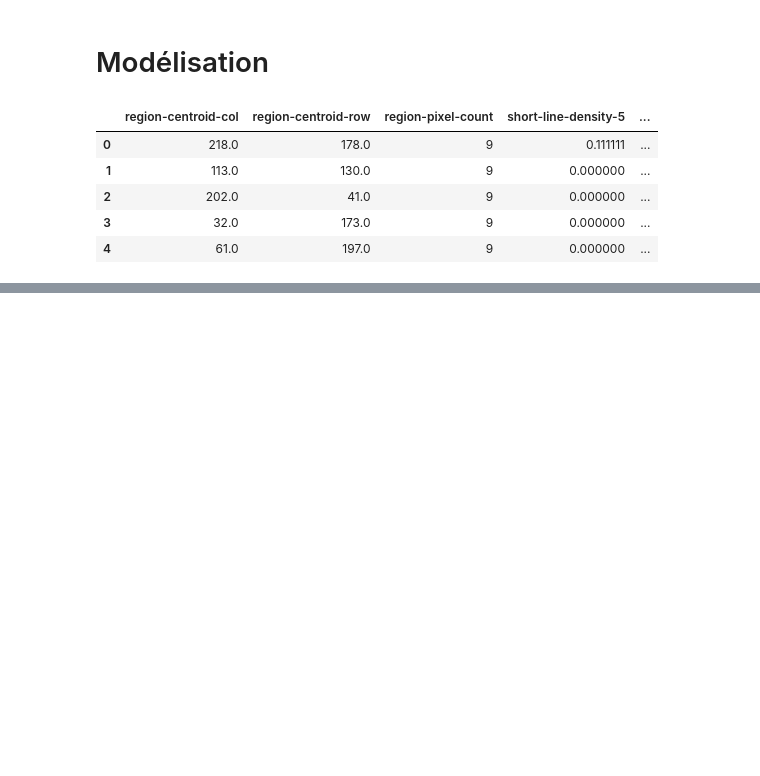
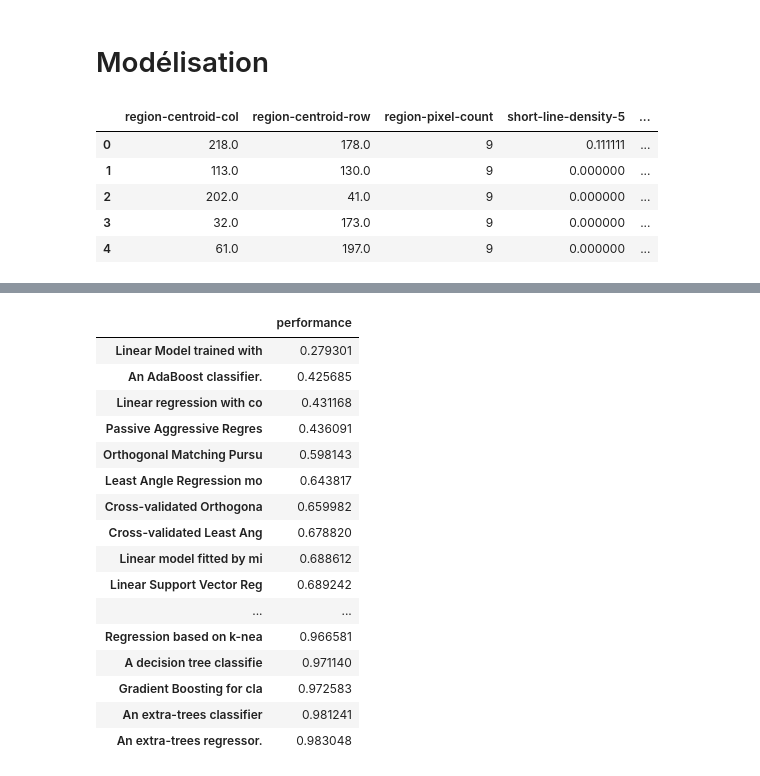
Before and after one commit to Kawiim/Data-Analysis, a Jupyter notebook: tp_python.ipynb, the cells around one changed output, grey strips where cells are left out. Cells and saved outputs as stored; diff of their text form; code cells hidden in the pictures; blank space fills up the shorter version.

```diff
--- a/tp_python.ipynb
+++ b/tp_python.ipynb
@@ -262,0 +629,21 @@ modele = algo.fit(x_train.select_dtypes(exclude="object"), y_train)
+# %%
+df_perf = df_perf.sort_values(col_name)
+df_perf
+# %% [output]
+|  | performance |
+| Linear Model trained with | 0.279301 |
+| An AdaBoost classifier. | 0.425685 |
+| Linear regression with co | 0.431168 |
+| Passive Aggressive Regres | 0.436091 |
+| Orthogonal Matching Pursu | 0.598143 |
+| Least Angle Regression mo | 0.643817 |
+| Cross-validated Orthogona | 0.659982 |
+| Cross-validated Least Ang | 0.678820 |
+| Linear model fitted by mi | 0.688612 |
+| Linear Support Vector Reg | 0.689242 |
+| ... | ... |
+| Regression based on k-nea | 0.966581 |
+| A decision tree classifie | 0.971140 |
+| Gradient Boosting for cla | 0.972583 |
+| An extra-trees classifier | 0.981241 |
+| An extra-trees regressor. | 0.983048 |
```
Also changed, not shown: parts of 26 cells of this notebook, 2 other files.
